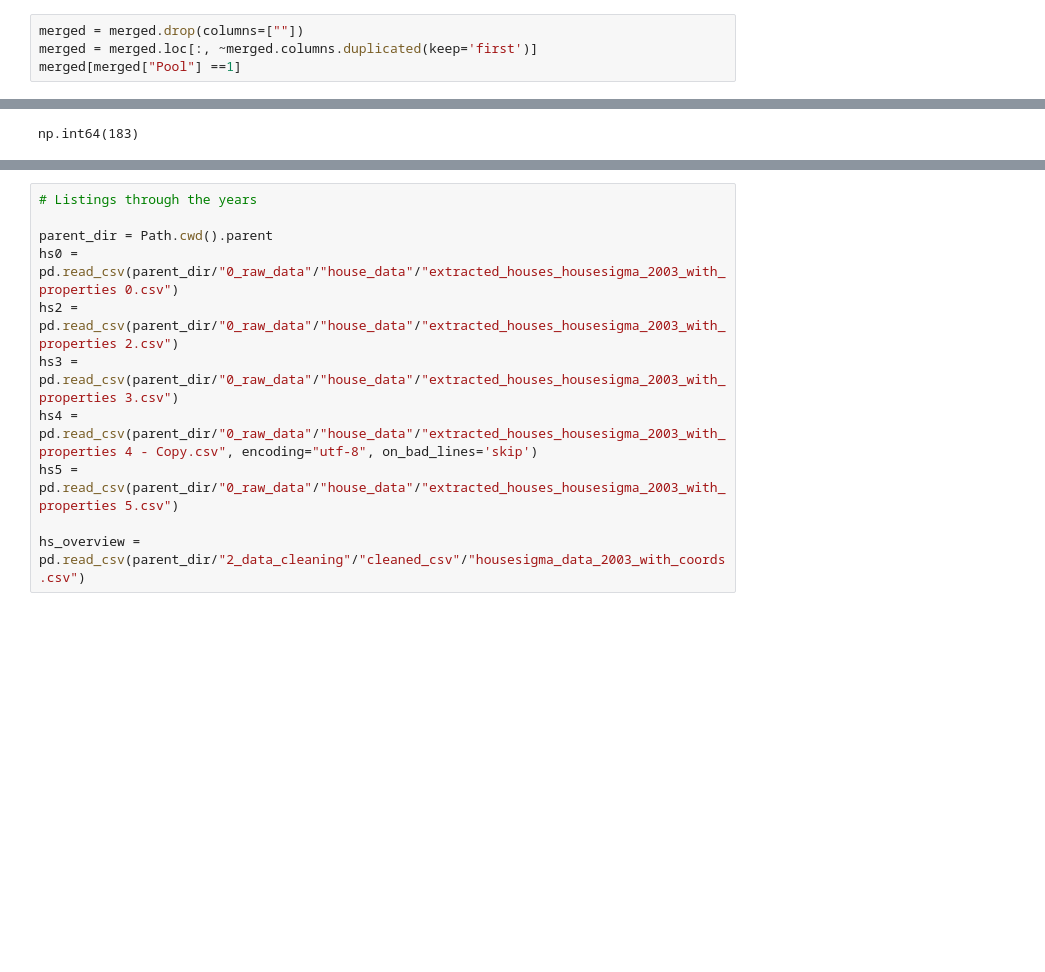
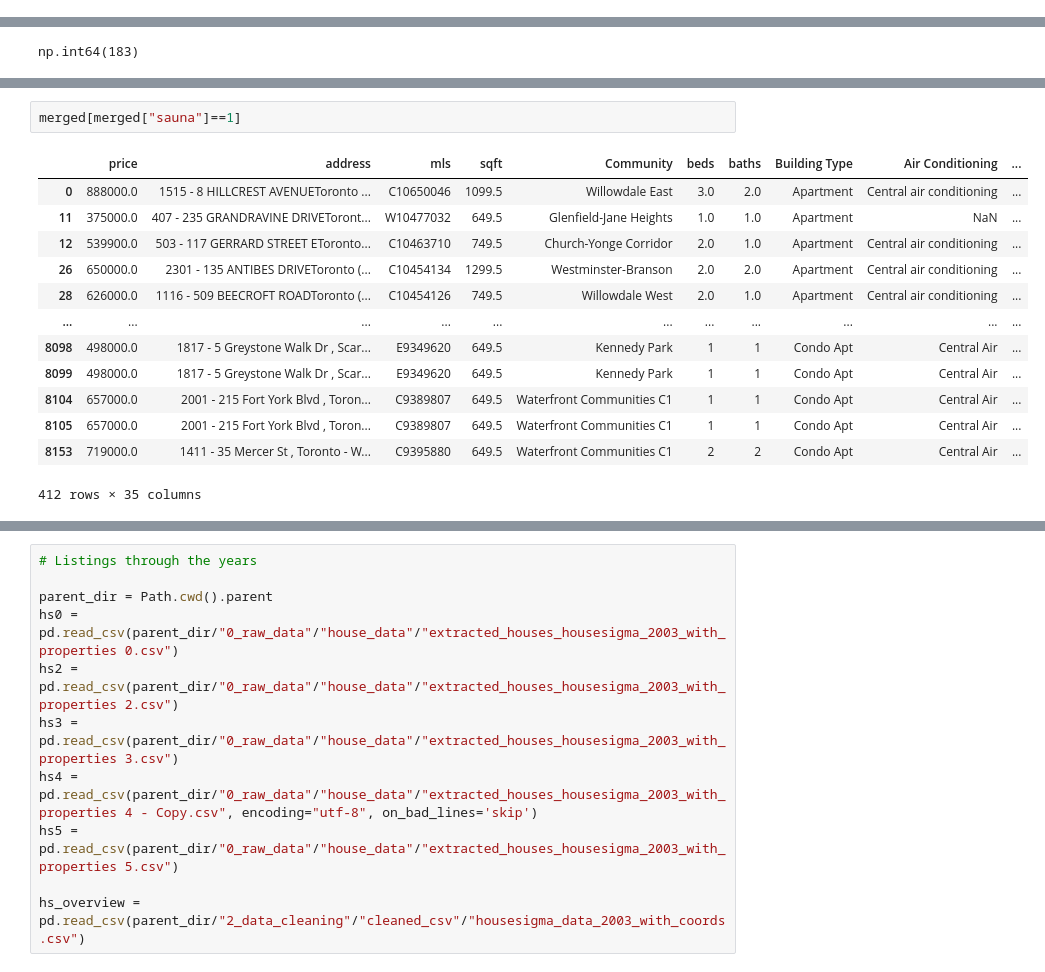
Before and after one commit to sunnyjen/CME358-Final_project, a Jupyter notebook: 2_data_cleaning/Real estate cleaning and merging pipeline.ipynb, the cells around one changed output, grey strips where cells are left out. Cells and saved outputs as stored; diff of their text form; blank space fills up the shorter version.

```diff
--- a/2_data_cleaning/Real estate cleaning and merging pipeline.ipynb
+++ b/2_data_cleaning/Real estate cleaning and merging pipeline.ipynb
@@ -829,4 +1048,0 @@ house_sigma_cleaned[house_sigma_cleaned["Amenities:"].str.contains("Pool", na=Fa
-# %%
-merged = merged.drop(columns=[""])
-merged = merged.loc[:, ~merged.columns.duplicated(keep='first')]
-merged[merged["Pool"] ==1]
@@ -898,0 +1112,16 @@ final_merged.to_csv("prelim_final_merged_need_to_check.csv")
+# %%
+merged[merged["sauna"]==1]
+# %% [output]
+|  | price | address | mls | sqft | Community | beds | baths | Building Type | Air Conditioning | ... |
+| 0 | 888000.0 | 1515 - 8 HILLCREST AVENUEToronto ... | C10650046 | 1099.5 | Willowdale East | 3.0 | 2.0 | Apartment | Central air conditioning | ... |
+| 11 | 375000.0 | 407 - 235 GRANDRAVINE DRIVEToront... | W10477032 | 649.5 | Glenfield-Jane Heights | 1.0 | 1.0 | Apartment | NaN | ... |
+| 12 | 539900.0 | 503 - 117 GERRARD STREET EToronto... | C10463710 | 749.5 | Church-Yonge Corridor | 2.0 | 1.0 | Apartment | Central air conditioning | ... |
+| 26 | 650000.0 | 2301 - 135 ANTIBES DRIVEToronto (... | C10454134 | 1299.5 | Westminster-Branson | 2.0 | 2.0 | Apartment | Central air conditioning | ... |
+| 28 | 626000.0 | 1116 - 509 BEECROFT ROADToronto (... | C10454126 | 749.5 | Willowdale West | 2.0 | 1.0 | Apartment | Central air conditioning | ... |
+| ... | ... | ... | ... | ... | ... | ... | ... | ... | ... | ... |
+| 8098 | 498000.0 | 1817 - 5 Greystone Walk Dr , Scar... | E9349620 | 649.5 | Kennedy Park | 1 | 1 | Condo Apt | Central Air | ... |
+| 8099 | 498000.0 | 1817 - 5 Greystone Walk Dr , Scar... | E9349620 | 649.5 | Kennedy Park | 1 | 1 | Condo Apt | Central Air | ... |
+| 8104 | 657000.0 | 2001 - 215 Fort York Blvd , Toron... | C9389807 | 649.5 | Waterfront Communities C1 | 1 | 1 | Condo Apt | Central Air | ... |
+| 8105 | 657000.0 | 2001 - 215 Fort York Blvd , Toron... | C9389807 | 649.5 | Waterfront Communities C1 | 1 | 1 | Condo Apt | Central Air | ... |
+| 8153 | 719000.0 | 1411 - 35 Mercer St , Toronto - W... | C9395880 | 649.5 | Waterfront Communities C1 | 2 | 2 | Condo Apt | Central Air | ... |
+412 rows × 35 columns
```
Also changed, not shown: parts of 22 cells of this notebook, 6 other files.
